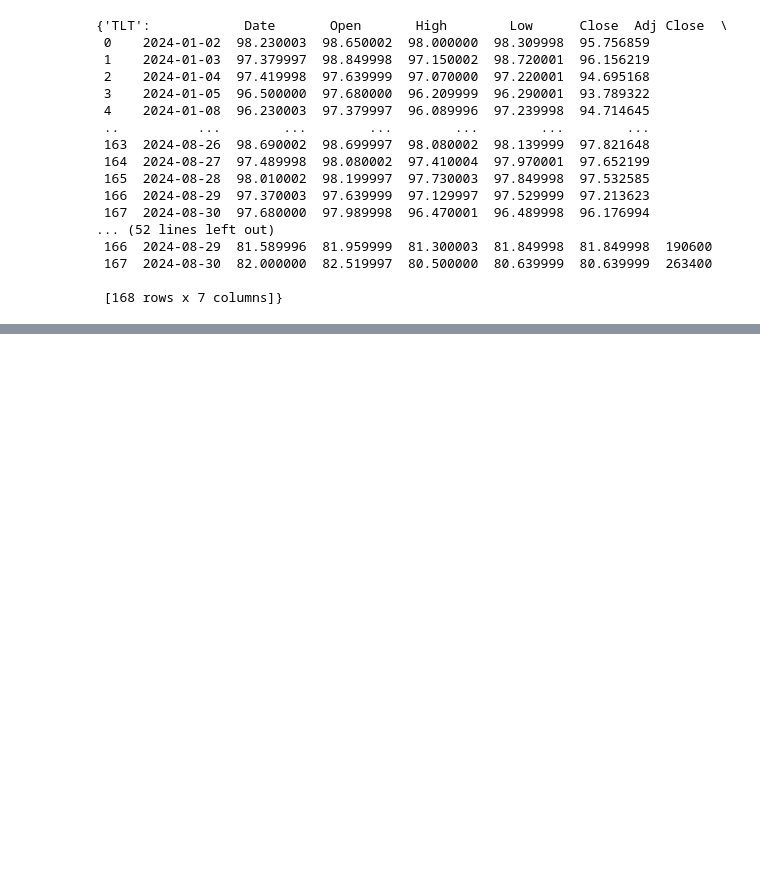
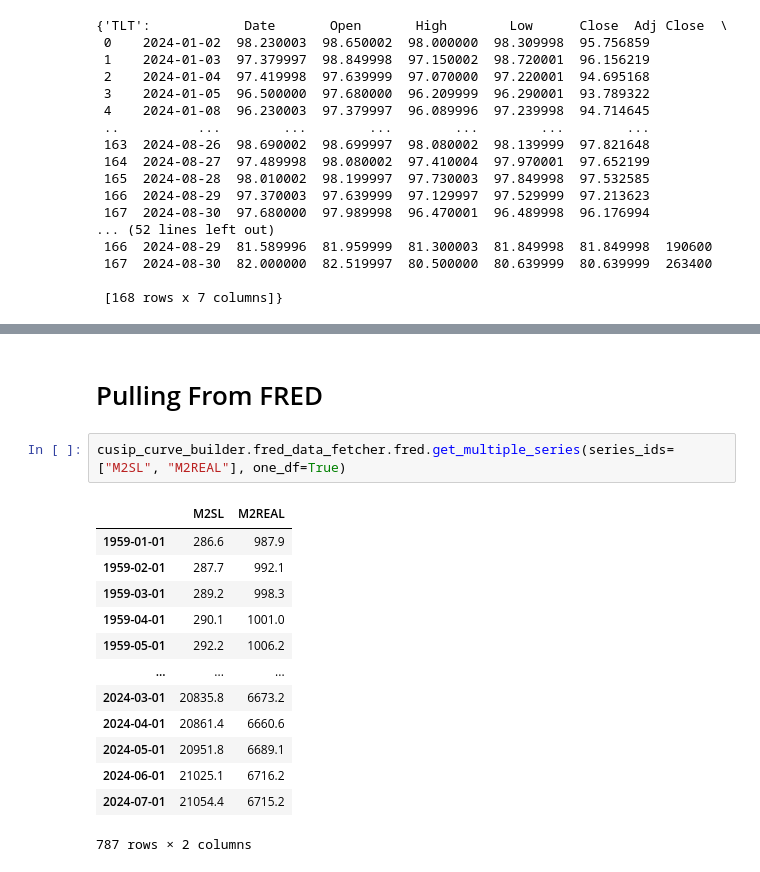
Before and after one commit to cleeclee123/Curvy-CUSIPs, a Jupyter notebook: fetching_data.ipynb, the cells around one changed output, grey strips where cells are left out. Drawn from its saved outputs; the diff is of its cells as text; blank space fills up the shorter version.

Commit message:
fred support

```diff
--- a/fetching_data.ipynb
+++ b/fetching_data.ipynb
@@ -266,3 +265,21 @@ df
 | 166 | 2024-08-29 09:30:00-04:00 | 97.370003 | 97.639999 | 97.129997 | 97.529999 | 97.213623 | 24988200 |
 | 167 | 2024-08-30 09:30:00-04:00 | 97.680000 | 97.989998 | 96.470001 | 96.489998 | 96.176994 | 42896200 |
 168 rows × 7 columns
+# %% [markdown]
+# Pulling From FRED
+# %%
+cusip_curve_builder.fred_data_fetcher.fred.get_multiple_series(series_ids=["M2SL", "M2REAL"], one_df=True)
+# %% [output]
+|  | M2SL | M2REAL |
+| 1959-01-01 | 286.6 | 987.9 |
+| 1959-02-01 | 287.7 | 992.1 |
+| 1959-03-01 | 289.2 | 998.3 |
+| 1959-04-01 | 290.1 | 1001.0 |
+| 1959-05-01 | 292.2 | 1006.2 |
+| ... | ... | ... |
+| 2024-03-01 | 20835.8 | 6673.2 |
+| 2024-04-01 | 20861.4 | 6660.6 |
+| 2024-05-01 | 20951.8 | 6689.1 |
+| 2024-06-01 | 21025.1 | 6716.2 |
+| 2024-07-01 | 21054.4 | 6715.2 |
+787 rows × 2 columns
```
Also changed, not shown: parts of 1 cell of this notebook, 1 other file.
